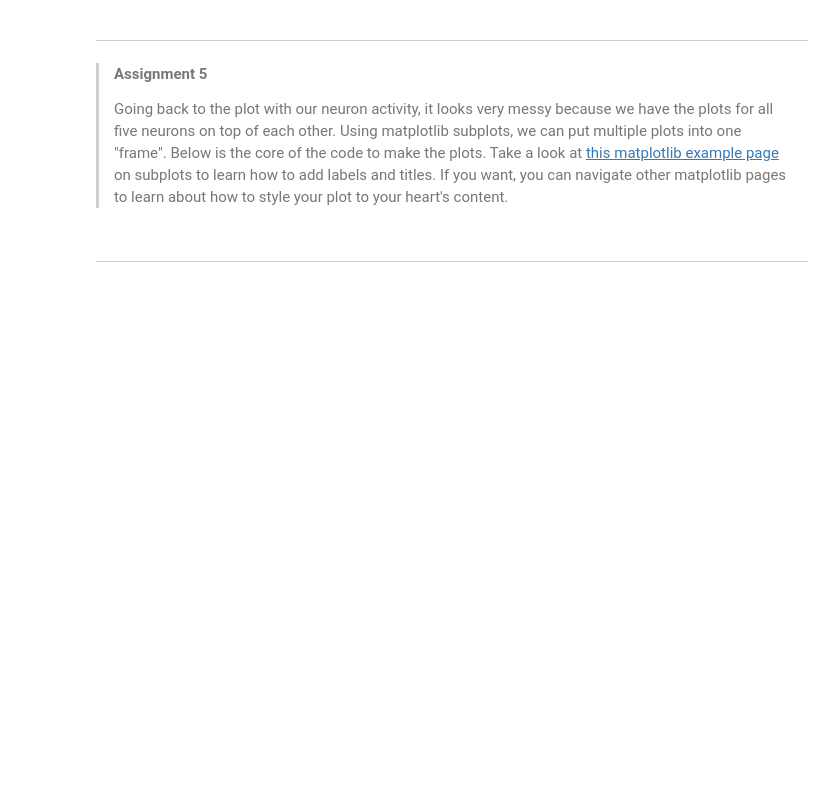
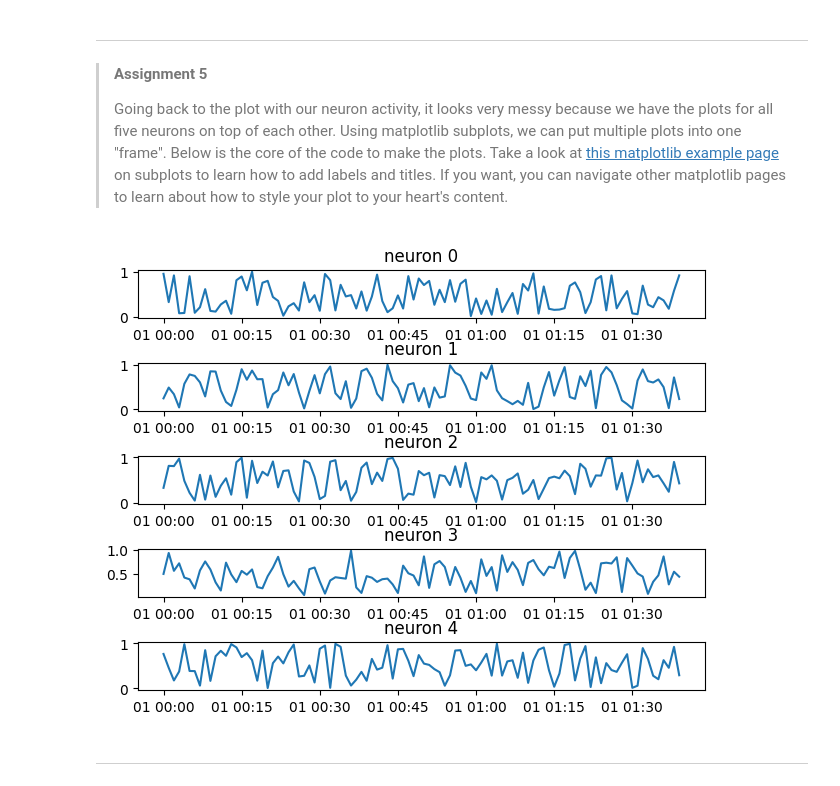
Before and after one commit to 89kingle/89kingle, a Jupyter notebook: 0_iton_intro.ipynb, the cells around one changed output. Drawn from its saved outputs; the diff is of its cells as text; code cells hidden in the pictures; blank space fills up the shorter version.

```diff
--- a/0_iton_intro.ipynb
+++ b/0_iton_intro.ipynb
@@ -462,8 +483,11 @@ interact(plot_raster, firing_rate=IntSlider(min=1, max=100, step=1, value=20, de
 # %%
 f, ax = plt.subplots(5, 1)
 plt.tight_layout()
 for index, neuron_number in enumerate(neural_df):
     ax[index].plot(neural_df[neuron_number])
+    ax[index].set_title(f"neuron {index}")
+# %% [output]
+[figure, added]
 # %% [markdown]
 ---
 # %% [markdown]
```
Also changed, not shown: parts of 4 cells of this notebook.
